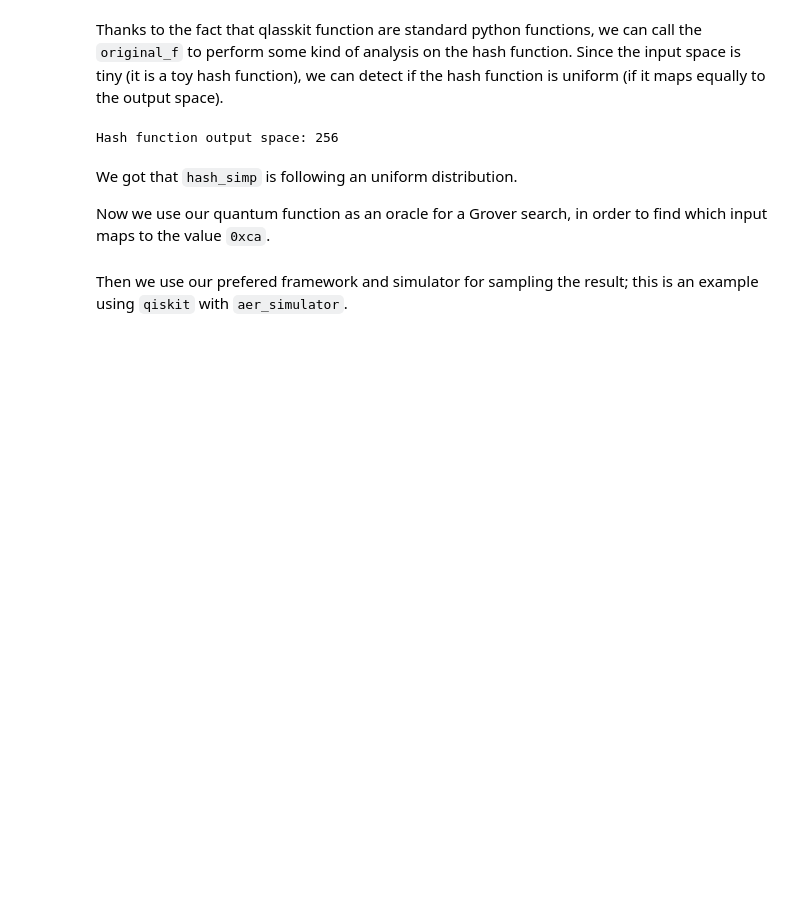
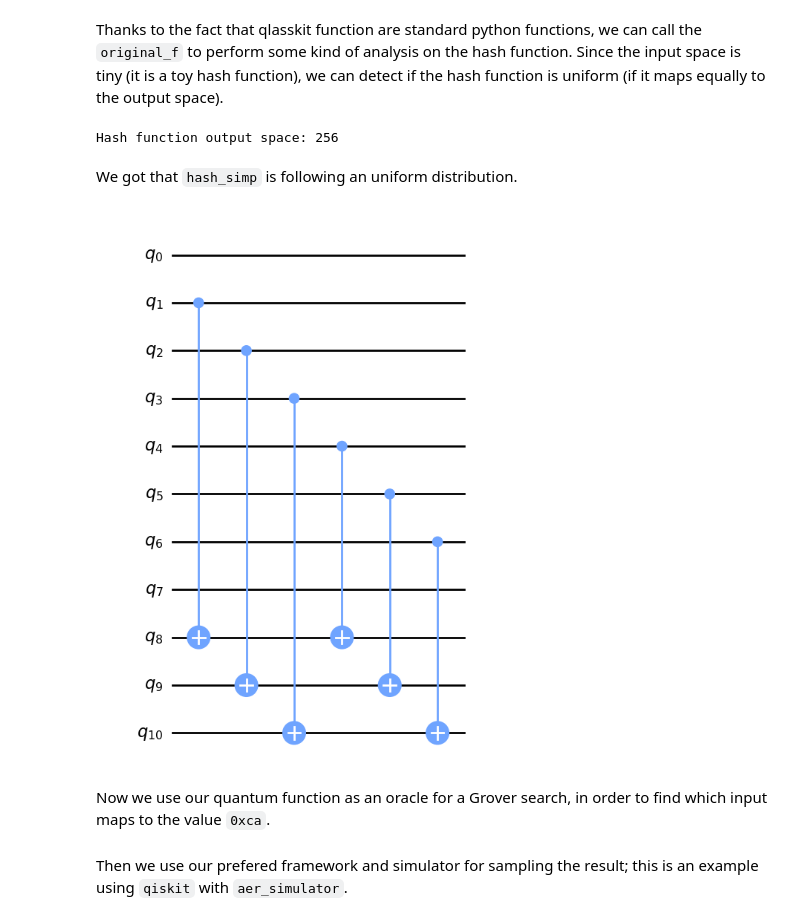
Before and after one commit to dakk/qlasskit, a Jupyter notebook: docs/source/example_grover_hash.ipynb, the cells around one changed output. Drawn from its saved outputs; the diff is of its cells as text; code cells hidden in the pictures; blank space fills up the shorter version.

Commit message:
draw the circuit in grover hash example

```diff
--- a/docs/source/example_grover_hash.ipynb
+++ b/docs/source/example_grover_hash.ipynb
@@ -24,8 +24,13 @@ d = Counter(hex(hash_simp.original_f((x, y))) for x in range(2**4) for y in rang
 print('Hash function output space:', len(d))
 # %% [output]
 Hash function output space: 256
+# %% [markdown]
+We got that `hash_simp` is following an uniform distribution.
+# %%
+hash_simp.export('qiskit').draw('mpl')
+# %% [output]
+[figure, added]
 # %% [markdown]
-We got that `hash_simp` is following an uniform distribution.
 
 Now we use our quantum function as an oracle for a Grover search, in order to find which input maps to the value `0xca`.
 # %%
```
Also changed, not shown: parts of 1 cell of this notebook.
